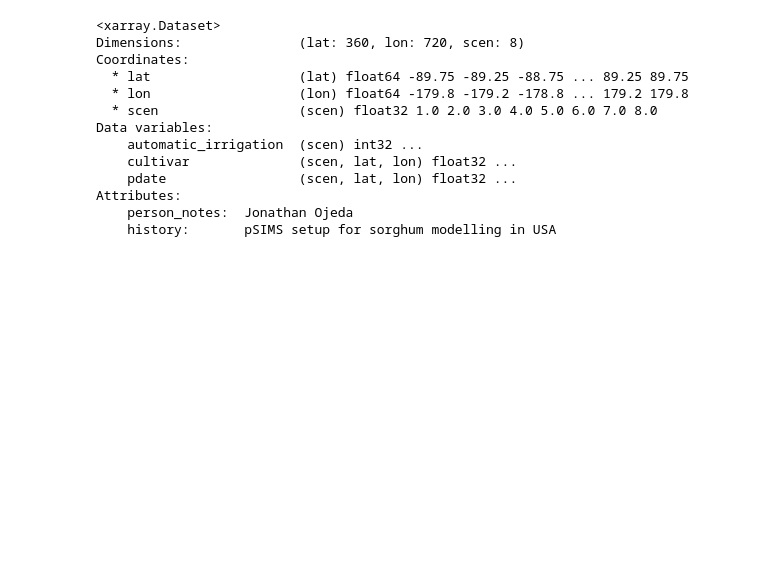
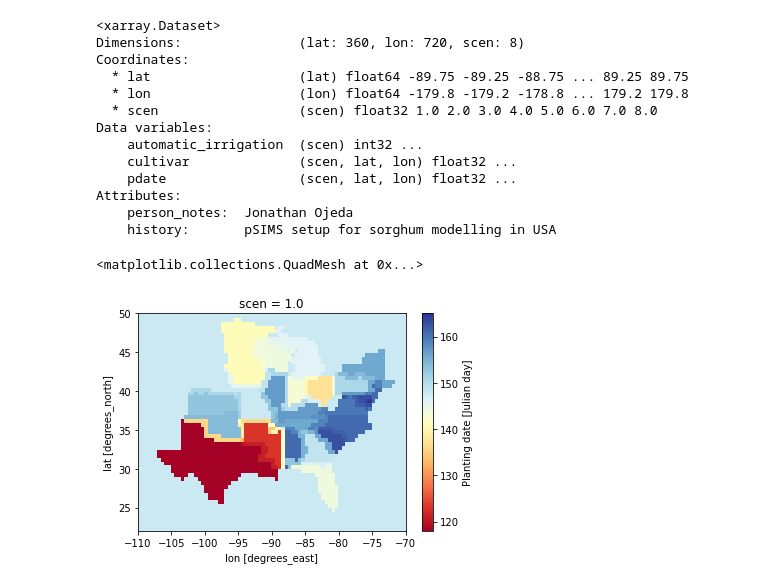
Before and after one commit to JJguri/Mapping-tools, a Jupyter notebook: netCDF_Write-PlantingDate.ipynb, the cells around one changed output. Saved outputs shown, nothing was run; the diff lists cells and outputs as text; code cells hidden in the pictures; blank space fills up the shorter version.

```diff
--- a/netCDF_Write-PlantingDate.ipynb
+++ b/netCDF_Write-PlantingDate.ipynb
@@ -88,3 +103,8 @@ Data variables:
 Attributes:
     person_notes:  Jonathan Ojeda
     history:       pSIMS setup for sorghum modelling in USA
+# %%
+data.pdate[0,0:,0:].plot(yincrease=True, x='lon', y='lat', xlim=(-110, -70), ylim=(22, 50), cmap=mpl.cm.RdYlBu)
+# %% [output]
+<matplotlib.collections.QuadMesh at 0x...>
+[figure, added]
```
Also changed, not shown: parts of 1 cell of this notebook.
